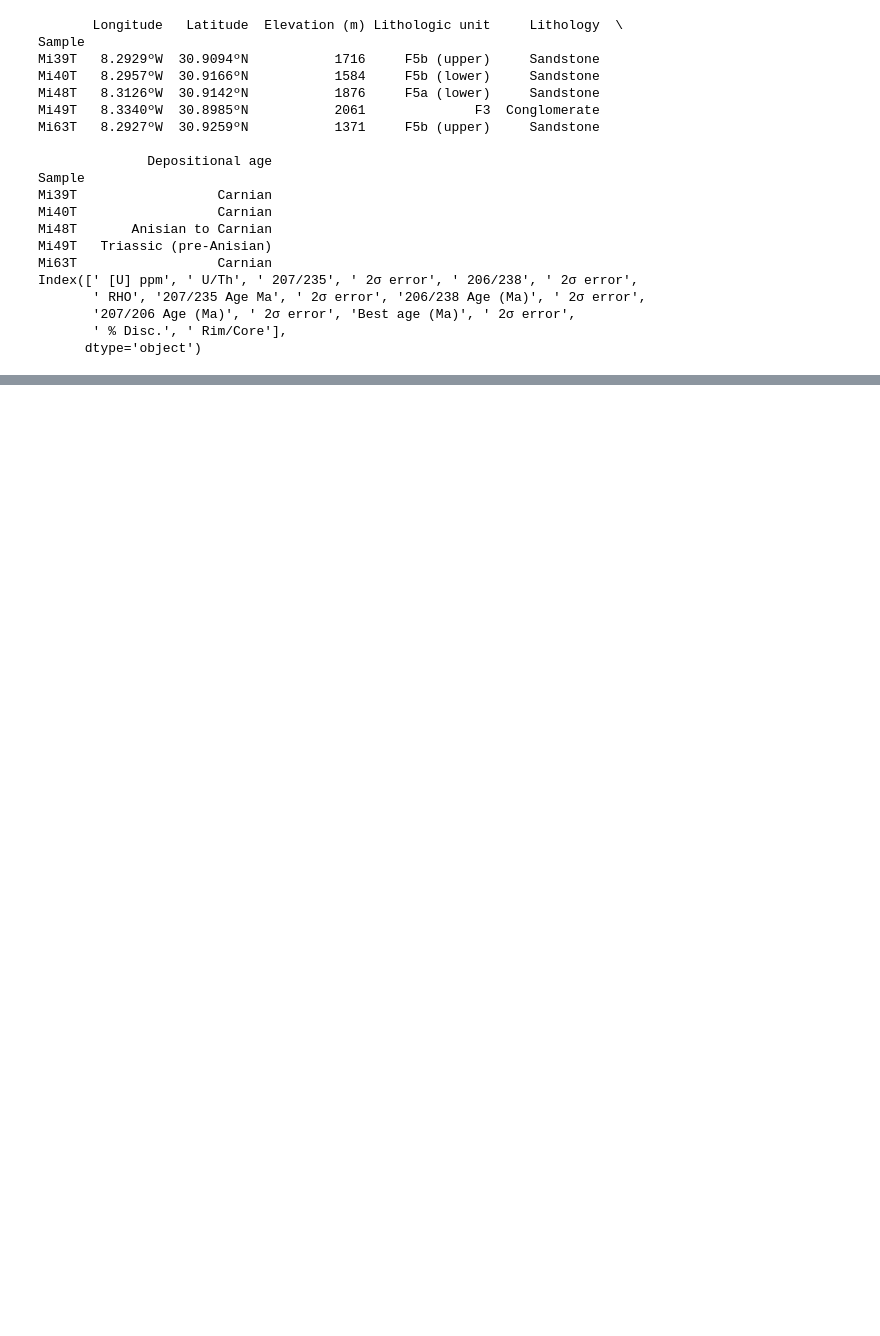
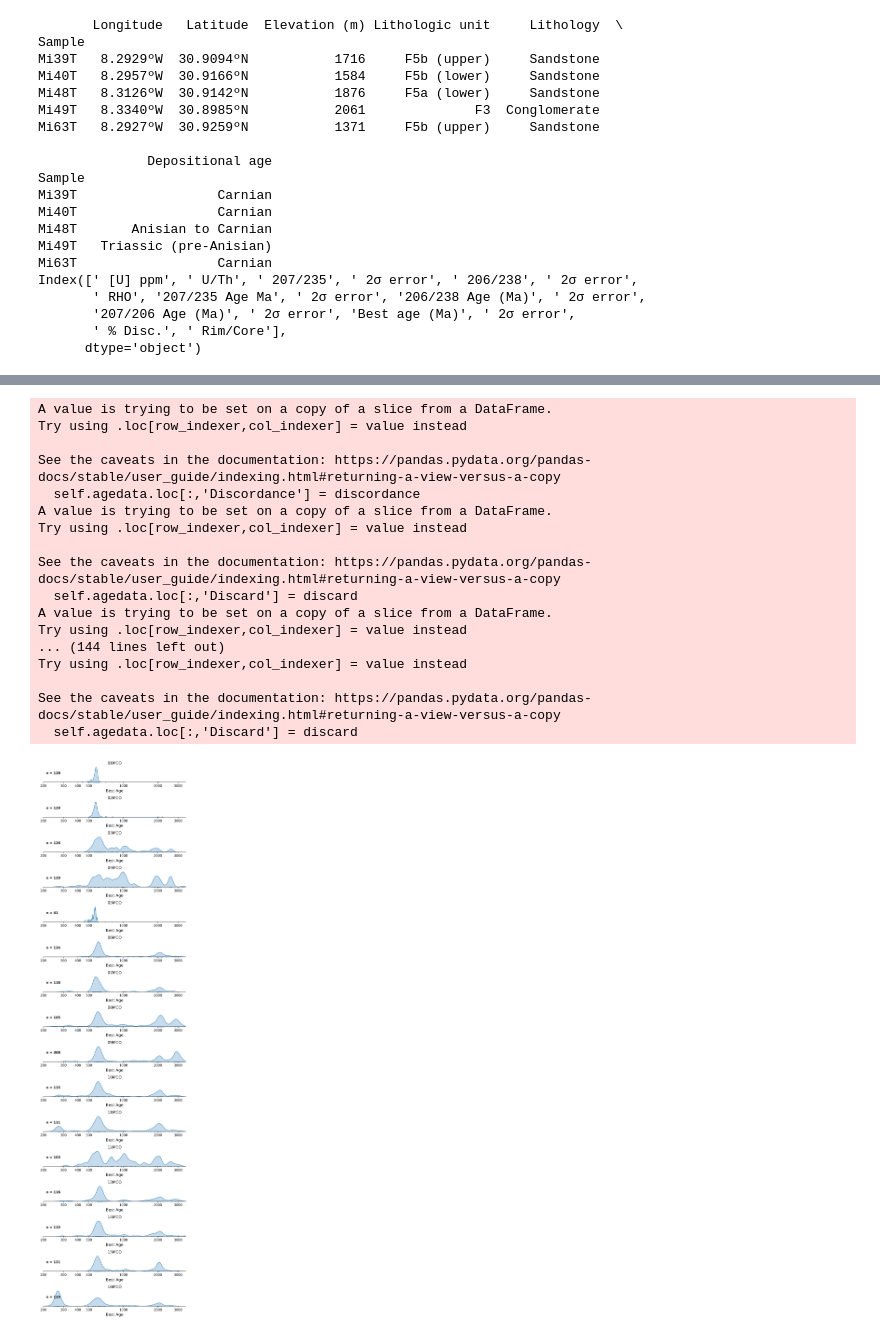
Before and after one commit to dyvasey/dataset-morocco-dz-2024, a Jupyter notebook: process_published.ipynb, the cells around one changed output, grey strips where cells are left out. Cells and saved outputs as stored; diff of their text form; code cells hidden in the pictures; blank space fills up the shorter version.

Commit message:
Added Perez Data

```diff
--- a/process_published.ipynb
+++ b/process_published.ipynb
@@ -83,3 +85,15 @@ for smp in smps:
 
 
 ages_df.to_csv(output+'domenech_ages.csv',index=False)
+# %%
+# Perez
+meta = pd.read_excel('published_data/Perez_tect21081-sup-0002-tect21081-sup-0001-2018tc005413-s01-s02_rev.xlsx',header=0,index_col=0,sheet_name='TABLE S1 Location Information')
+
+print(meta)
+
+raw = pd.read_excel('published_data/Perez_tect21081-sup-0002-tect21081-sup-0001-2018tc005413-s01-s02_rev.xlsx',header=None,index_col=0,sheet_name='TABLE S2 Zircon U-Pb results')
+raw.columns = raw.iloc[0].fillna('') + ' ' + raw.iloc[1]
+raw.drop(raw.iloc[0:2,:].index,inplace=True)
+raw.dropna(how='all',inplace=True)
+
+print(raw.columns)
@@ -85,0 +118,10 @@ ages_df.to_csv(output+'domenech_ages.csv',index=False)
+# %%
+# Extract individual samples and save to list
+smps = []
+for name in meta.index:
+    print(name)
+    data = raw[raw.index.str.contains(name)]
+    lat = float(meta.loc[name,'Latitude'])
+    lon = float(meta.loc[name,'Longitude'])
+    smp = dz.DZSample(name=name,latlon=(lat,lon),agedata=data)
+    smps.append(smp)
@@ -85,0 +145,34 @@ ages_df.to_csv(output+'domenech_ages.csv',index=False)
+# %%
+# Calculate best ages and plot KDEs
+fig,axs = plt.subplots(len(smps),figsize=(6.5,len(smps)*1.5),dpi=300)
+
+for k,smp in enumerate(smps):
+    ax = axs[k]
+    smp.calc_bestage(col_238='206/238  Age (Ma)',col_207='207/206 Age (Ma)')
+    smp.bestage = smp.bestage.astype(float) # Need to fix source code so this isn't necessary
+    smp.kde(ax=ax,bw_adjust=0.2)
+    ax.set_xlim(200,3500)
+    ax.set_title(smp.name)
+    smp.save()
+
+plt.tight_layout()
+fig.savefig('Perez_kdes.pdf')
+# %% [output]
+A value is trying to be set on a copy of a slice from a DataFrame.
+Try using .loc[row_indexer,col_indexer] = value instead
+
+See the caveats in the documentation: https://pandas.pydata.org/pandas-docs/stable/user_guide/indexing.html#returning-a-view-versus-a-copy
+  self.agedata.loc[:,'Discordance'] = discordance
+A value is trying to be set on a copy of a slice from a DataFrame.
+Try using .loc[row_indexer,col_indexer] = value instead
+
+See the caveats in the documentation: https://pandas.pydata.org/pandas-docs/stable/user_guide/indexing.html#returning-a-view-versus-a-copy
+  self.agedata.loc[:,'Discard'] = discard
+A value is trying to be set on a copy of a slice from a DataFrame.
+Try using .loc[row_indexer,col_indexer] = value instead
+... (144 lines left out)
+Try using .loc[row_indexer,col_indexer] = value instead
+
+See the caveats in the documentation: https://pandas.pydata.org/pandas-docs/stable/user_guide/indexing.html#returning-a-view-versus-a-copy
+  self.agedata.loc[:,'Discard'] = discard
+[figure, added]
```
Also changed, not shown: parts of 4 cells of this notebook, 1 other file.
